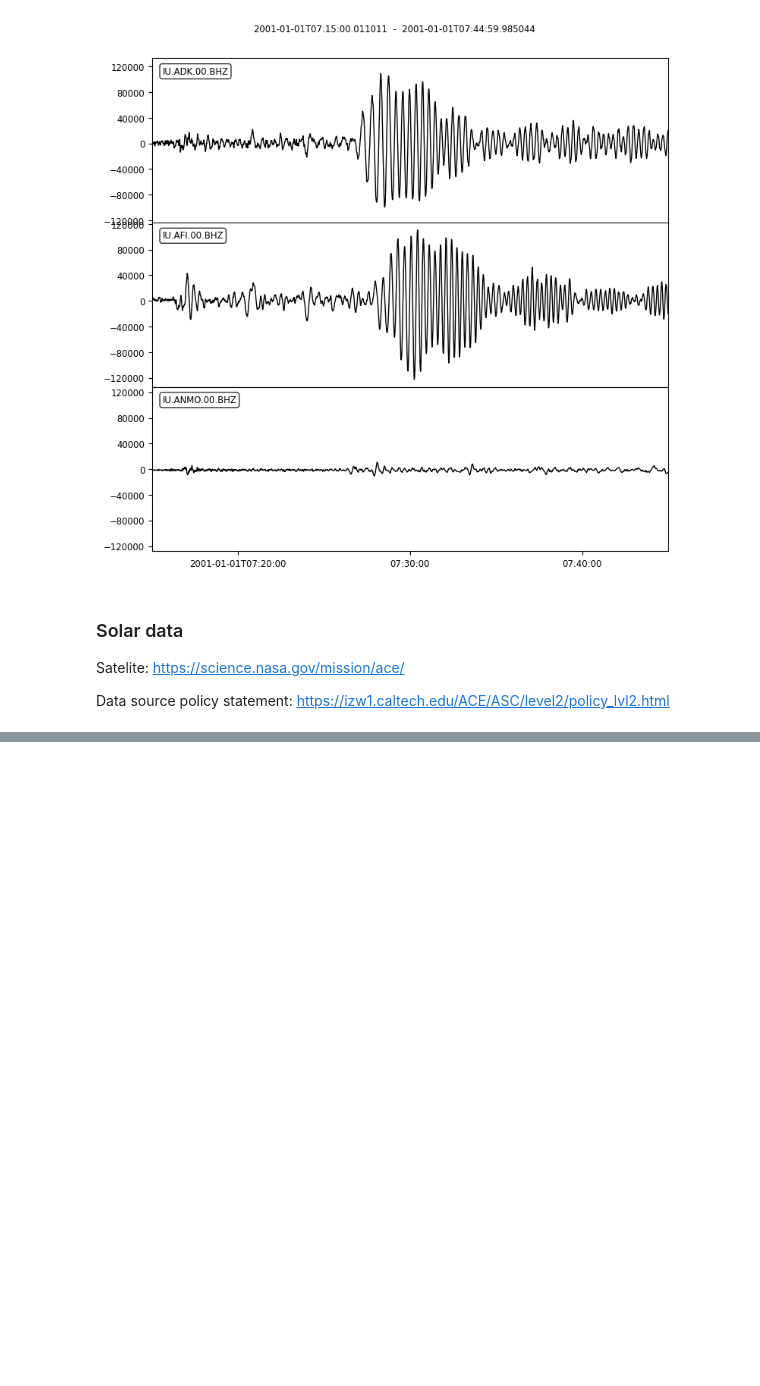
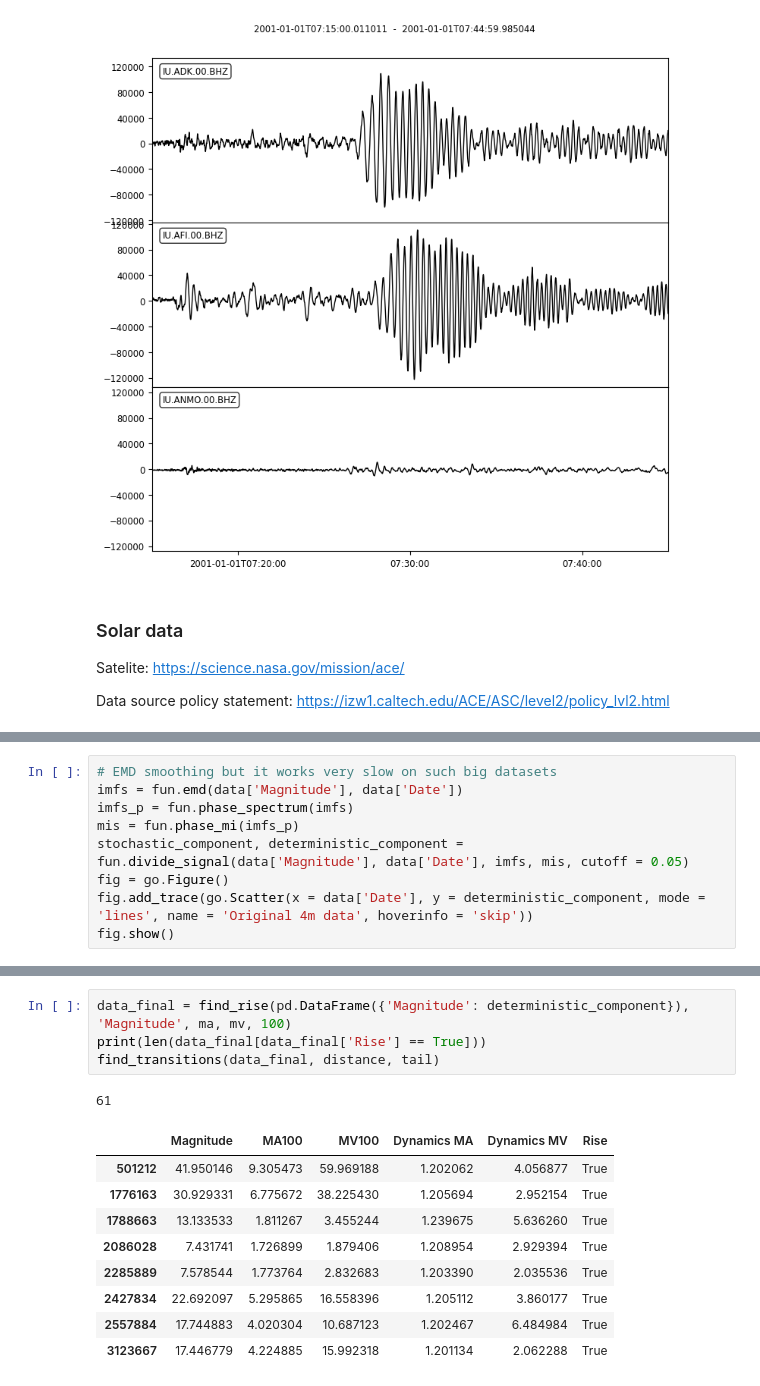
Before and after one commit to lebedevaale/early_warning_model, a Jupyter notebook: import_and_preparation.ipynb, the cells around one changed output, grey strips where cells are left out. Cells and saved outputs as stored; diff of their text form; blank space fills up the shorter version.

```diff
--- a/import_and_preparation.ipynb
+++ b/import_and_preparation.ipynb
@@ -452,0 +475,9 @@ solar
+# %%
+# EMD smoothing but it works very slow on such big datasets
+imfs = fun.emd(data['Magnitude'], data['Date'])
+imfs_p = fun.phase_spectrum(imfs)
+mis = fun.phase_mi(imfs_p)
+stochastic_component, deterministic_component = fun.divide_signal(data['Magnitude'], data['Date'], imfs, mis, cutoff = 0.05)
+fig = go.Figure()
+fig.add_trace(go.Scatter(x = data['Date'], y = deterministic_component, mode = 'lines', name = 'Original 4m data', hoverinfo = 'skip'))
+fig.show()
@@ -452,0 +533,15 @@ solar
+# %%
+data_final = find_rise(pd.DataFrame({'Magnitude': deterministic_component}), 'Magnitude', ma, mv, 100)
+print(len(data_final[data_final['Rise'] == True]))
+find_transitions(data_final, distance, tail)
+# %% [output]
+61
+|  | Magnitude | MA100 | MV100 | Dynamics MA | Dynamics MV | Rise |
+| 501212 | 41.950146 | 9.305473 | 59.969188 | 1.202062 | 4.056877 | True |
+| 1776163 | 30.929331 | 6.775672 | 38.225430 | 1.205694 | 2.952154 | True |
+| 1788663 | 13.133533 | 1.811267 | 3.455244 | 1.239675 | 5.636260 | True |
+| 2086028 | 7.431741 | 1.726899 | 1.879406 | 1.208954 | 2.929394 | True |
+| 2285889 | 7.578544 | 1.773764 | 2.832683 | 1.203390 | 2.035536 | True |
+| 2427834 | 22.692097 | 5.295865 | 16.558396 | 1.205112 | 3.860177 | True |
+| 2557884 | 17.744883 | 4.020304 | 10.687123 | 1.202467 | 6.484984 | True |
+| 3123667 | 17.446779 | 4.224885 | 15.992318 | 1.201134 | 2.062288 | True |
```
Also changed, not shown: parts of 11 cells of this notebook.
